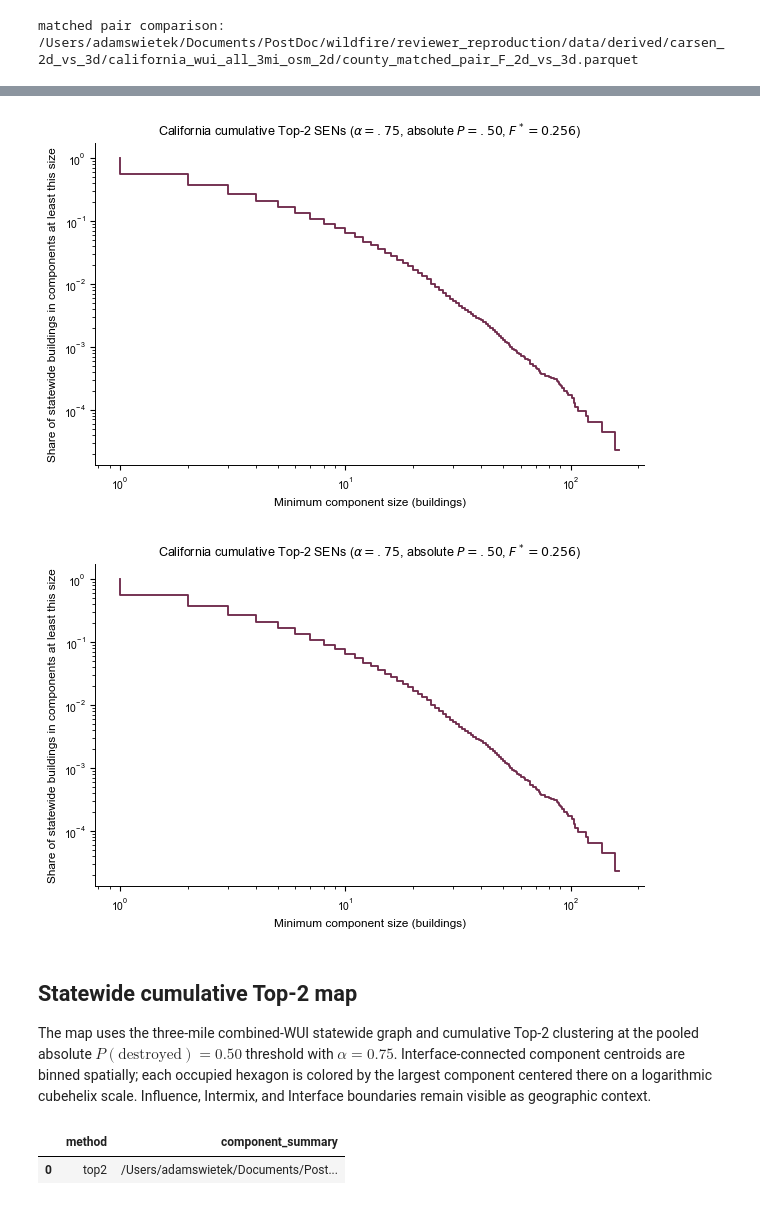
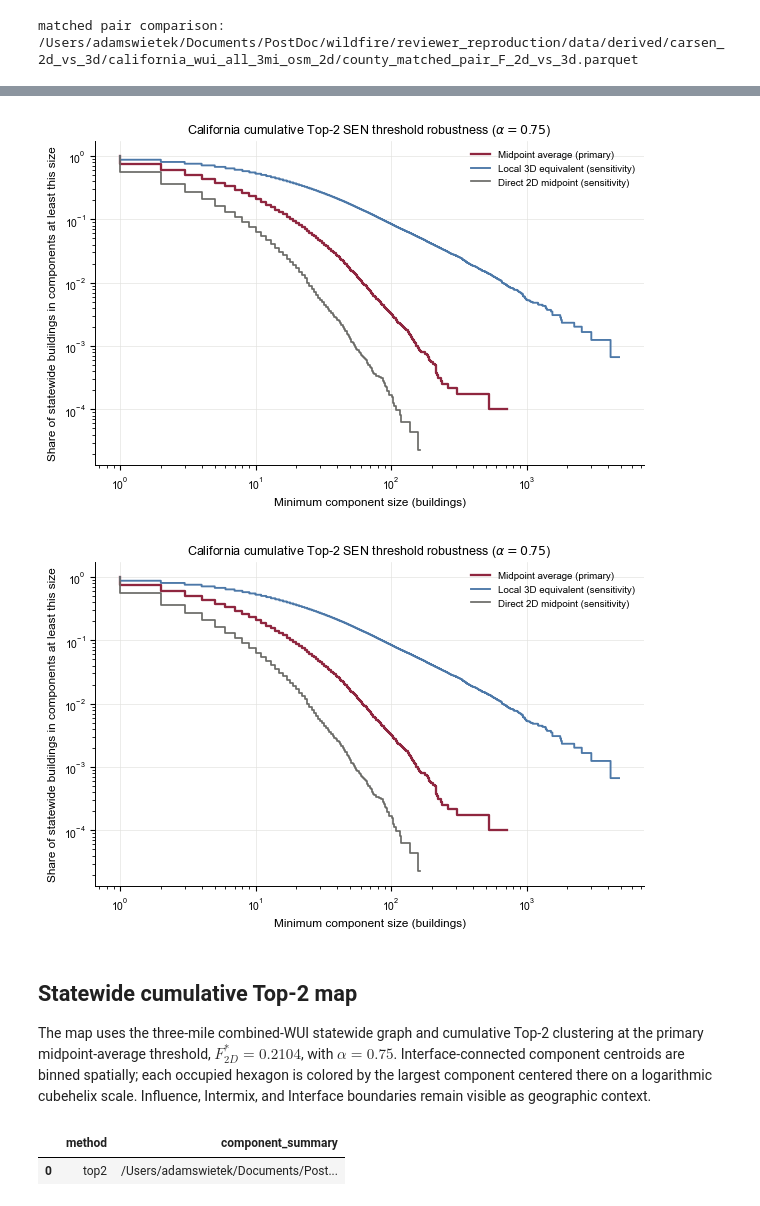
Before and after one commit to AdamSwietek/s2s_reviewer_reproduction, a Jupyter notebook: s2s_nc/notebooks/06_carsen.ipynb, the cells around one changed output, grey strips where cells are left out. Drawn from its saved outputs; the diff is of its cells as text; code cells hidden in the pictures.

```diff
--- a/s2s_nc/notebooks/06_carsen.ipynb
+++ b/s2s_nc/notebooks/06_carsen.ipynb
@@ -48,7 +48,7 @@ STATE_2D_RUN = Path(os.environ.get(
 COUNTY_3D_RUN = Path(os.environ.get(
     'OPENVIEW_3D_BVF_DIR',
     '/Users/adamswietek/Documents/PostDoc/openview/results/'
-    'lariac6_wui_all_2mi_bvf_3d_nf_cone85_nosolar',
+    'lariac6_wui_all_2mi_bvf_3d_nf_cone85_nosolar_pads3m',
 ))
 COUNTY_BUILDINGS = (
     PACKAGE_ROOT / 'data' / 'derived' / 'openview3d_lariac6_2mi'
@@ -96,9 +96,19 @@ CA_WUI_CLASSES = (
     / 'california_interface_intermix_influence_75m.parquet'
 )
 TOP2_EDGE_FLOOR_ALPHA = 0.75
+# Primary statewide network: the midpoint-average threshold. The folder name
+# predates its promotion from robustness check; 05_rsen reads the same folder.
 STATE_COMPONENTS_CTOP2_ALPHA075 = (
+    STATE_COMPONENTS / 'threshold_comparison'
+    / 'midpoint_average_robustness'
+)
+STATE_COMPONENTS_CTOP2_ALPHA075_DIRECT = (
     STATE_COMPONENTS / 'absolute_p50_ctop2_alpha075'
 )
+STATE_COMPONENTS_CTOP2_ALPHA075_LOCAL = (
+    STATE_COMPONENTS / 'threshold_comparison'
+    / 'local_threshold_region_equivalent'
+)
 SPATIAL_DIR = STATE_COMPONENTS_CTOP2_ALPHA075 / 'spatial'
 # %%
 extent_path, crosswalk_path, extent_summary = build_county_extent_crosswalk(
@@ -279,30 +442,42 @@ Cumulative Top-2 alpha=.75 assignments: /Users/adamswietek/Documents/PostDoc/wil
 # %%
 fig, ax = plt.subplots(figsize=(6.2, 4.1))
-frequency = pd.read_csv(top2_paths['sizes']).sort_values(
-    'component_size', ascending=False,
+robustness_curves = [
+    ('Midpoint average (primary)', top2_paths, '#8F263F', 1.65),
+    ('Local 3D equivalent (sensitivity)', local_top2_paths, '#4C78A8', 1.35),
+    ('Direct 2D midpoint (sensitivity)', direct_top2_paths, '#6B6B67', 1.25),
+]
+for label, paths, color, linewidth in robustness_curves:
+    curve = pd.read_csv(paths['sizes']).sort_values(
+        'component_size', ascending=False,
+    )
+    curve['buildings_at_least'] = curve.buildings.cumsum()
+    curve['building_share'] = curve.buildings_at_least / curve.buildings.sum()
+    ax.step(
+        curve.component_size, curve.building_share, where='post',
+        color=color, lw=linewidth, label=label,
+    )
+ax.set(
+    xscale='log', yscale='log',
+    xlabel='Minimum component size (buildings)',
+    ylabel='Share of statewide buildings in components at least this size',
+    title=(r'California cumulative Top-2 SEN threshold robustness '
+           rf'($\alpha={TOP2_EDGE_FLOOR_ALPHA:g}$)'),
 )
-frequency['buildings_at_least'] = frequency.buildings.cumsum()
-frequency['building_share'] = (
-    frequency.buildings_at_least / frequency.buildings.sum()
-)
-ax.step(frequency.component_size, frequency.building_share, where='post',
-        color='#702B4C', lw=1.35)
-ax.set(xscale='log', yscale='log', xlabel='Minimum component size (buildings)',
-       ylabel='Share of statewide buildings in components at least this size',
-       title=fr'California cumulative Top-2 SENs ($\alpha=.75$, absolute $P=.50$, $F^*={F_2D_ABSOLUTE_P50:.3f}$)')
+ax.grid(which='major', color='#E1E1DE', linewidth=.45)
 ax.spines[['top', 'right']].set_visible(False)
+ax.legend(frameon=False, fontsize=7)
 fig.tight_layout()
-size_stem = FIGURES / 'carsen_california_ctop2_alpha075_size_distribution_absolute_p50'
+size_stem = FIGURES / 'carsen_california_ctop2_alpha075_threshold_robustness'
 fig.savefig(size_stem.with_suffix('.pdf'), bbox_inches='tight', facecolor='white')
 fig.savefig(size_stem.with_suffix('.png'), dpi=600, bbox_inches='tight', facecolor='white')
 fig
 # %% [output]
-[figure, old version]
+[figure, new version]
-[figure, old version]
+[figure, new version]
 # %% [markdown]
 ## Statewide cumulative Top-2 map
 
-The map uses the three-mile combined-WUI statewide graph and cumulative Top-2 clustering at the pooled absolute $P(\mathrm{destroyed})=0.50$ threshold with $\alpha=0.75$. Interface-connected component centroids are binned spatially; each occupied hexagon is colored by the largest component centered there on a logarithmic cubehelix scale. Influence, Intermix, and Interface boundaries remain visible as geographic context.
+The map uses the three-mile combined-WUI statewide graph and cumulative Top-2 clustering at the primary midpoint-average threshold, $F^*_{2D}=0.2104$, with $\alpha=0.75$. Interface-connected component centroids are binned spatially; each occupied hexagon is colored by the largest component centered there on a logarithmic cubehelix scale. Influence, Intermix, and Interface boundaries remain visible as geographic context.
 # %%
 def build_state_centroids(run_dir, output_path):
     """Build a run-specific, length-weighted centroid cache for map joins."""
```
Also changed, not shown: parts of 34 cells of this notebook, 6 other files.
